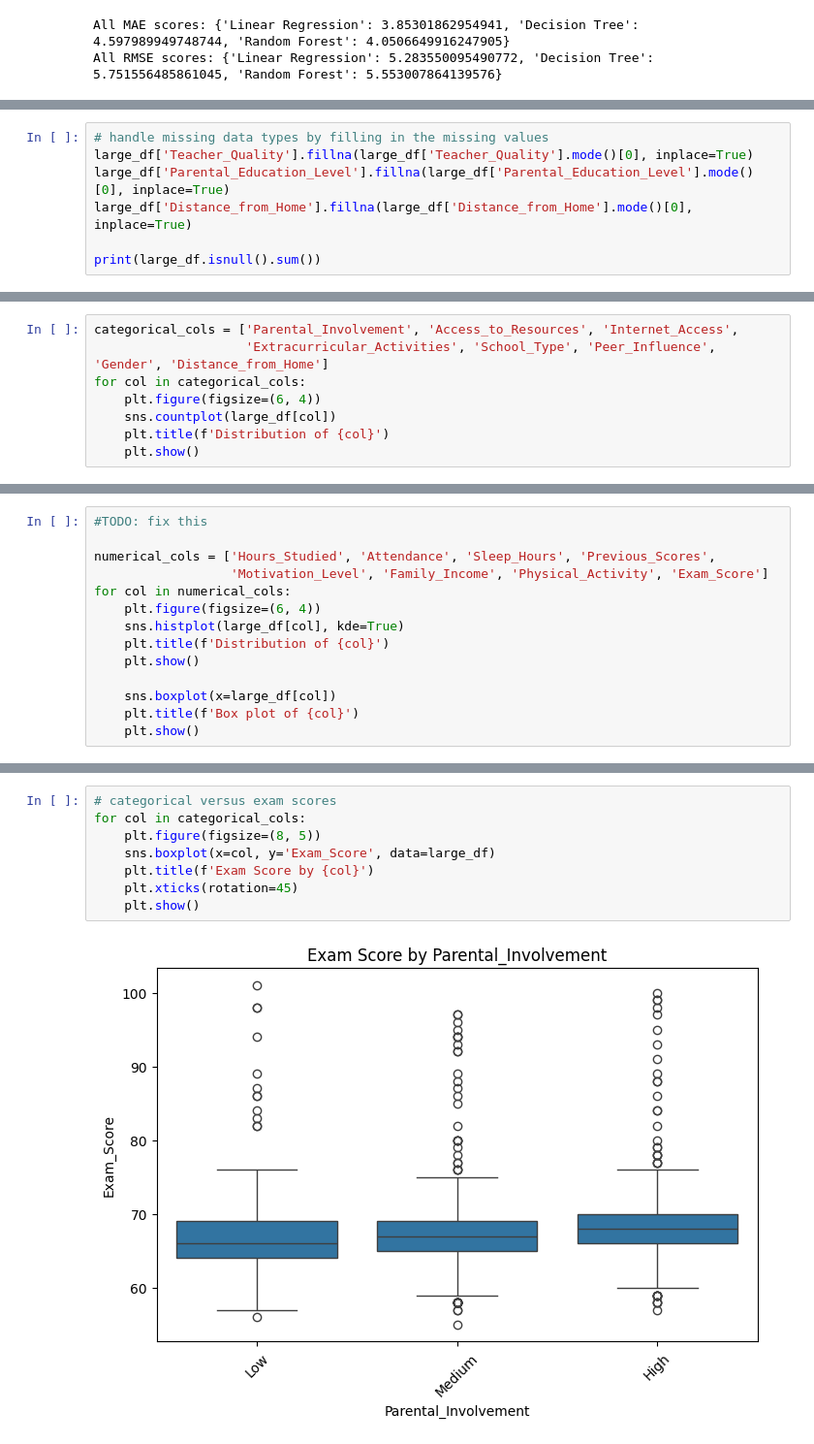
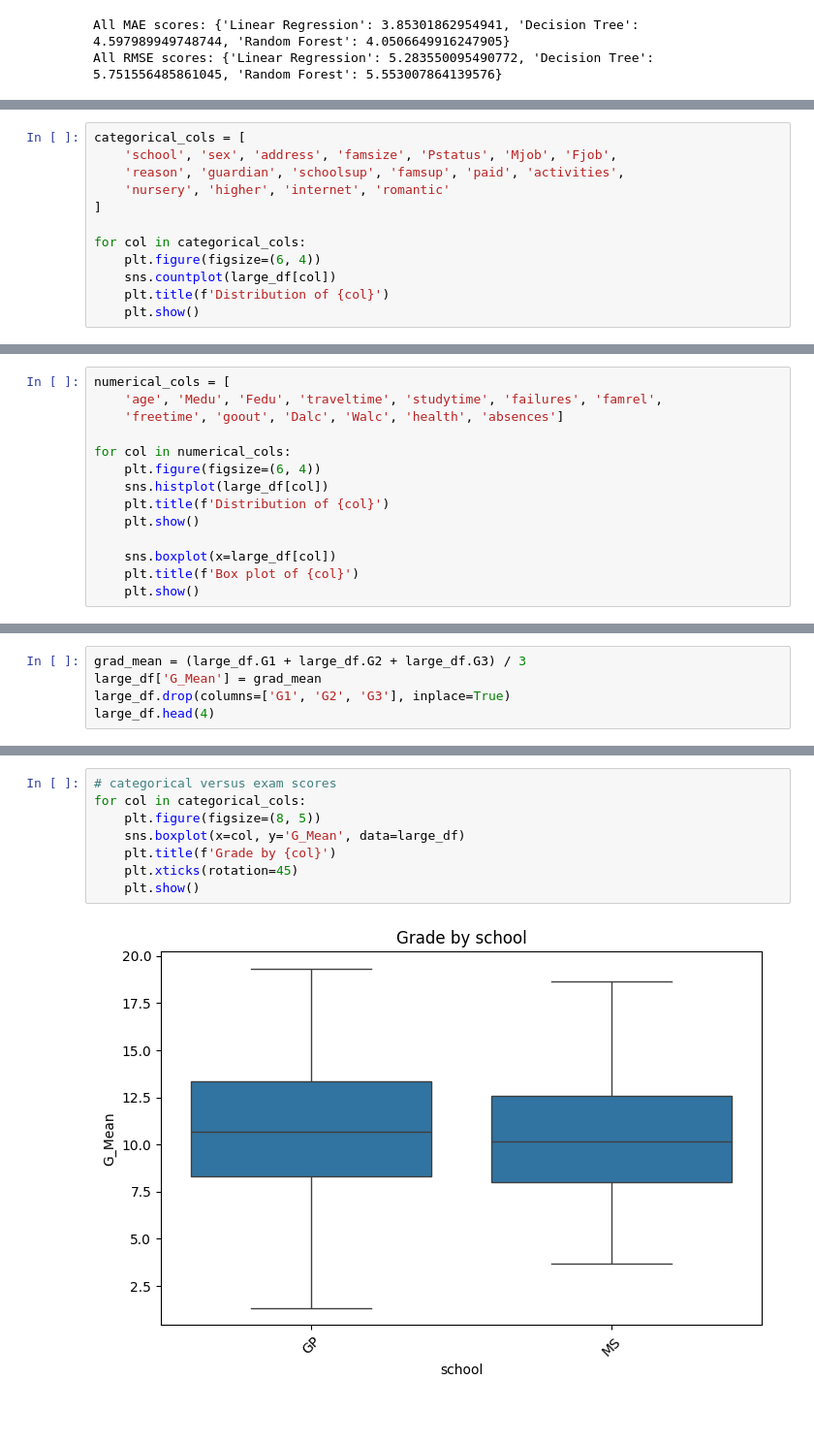
Before and after one commit to Lois-Lanctot/student-performance-analysis, a Jupyter notebook: student_performance_analysis.ipynb, the cells around one changed output, grey strips where cells are left out. Shown at 97% size. Drawn from its saved outputs; the diff is of its cells as text; blank space fills up the shorter version.

```diff
--- a/student_performance_analysis.ipynb
+++ b/student_performance_analysis.ipynb
@@ -281,8 +295 @@ Exam_Score                     0
 dtype: int64
-# %%
-# handle missing data types by filling in the missing values
-large_df['Teacher_Quality'].fillna(large_df['Teacher_Quality'].mode()[0], inplace=True)
-large_df['Parental_Education_Level'].fillna(large_df['Parental_Education_Level'].mode()[0], inplace=True)
-large_df['Distance_from_Home'].fillna(large_df['Distance_from_Home'].mode()[0], inplace=True)
-
-print(large_df.isnull().sum())
@@ -325,6 +296,10 @@ For example, when doing 'df[col].method(value, inplace=True)', try using 'df.met
 # %%
-categorical_cols = ['Parental_Involvement', 'Access_to_Resources', 'Internet_Access',
-                    'Extracurricular_Activities', 'School_Type', 'Peer_Influence', 'Gender', 'Distance_from_Home']
+categorical_cols = [
+    'school', 'sex', 'address', 'famsize', 'Pstatus', 'Mjob', 'Fjob',
+    'reason', 'guardian', 'schoolsup', 'famsup', 'paid', 'activities',
+    'nursery', 'higher', 'internet', 'romantic'
+]
+
 for col in categorical_cols:
     plt.figure(figsize=(6, 4))
     sns.countplot(large_df[col])
@@ -342,11 +322,11 @@ for col in categorical_cols:
 # %%
-#TODO: fix this
+numerical_cols = [
+    'age', 'Medu', 'Fedu', 'traveltime', 'studytime', 'failures', 'famrel',
+    'freetime', 'goout', 'Dalc', 'Walc', 'health', 'absences']
 
-numerical_cols = ['Hours_Studied', 'Attendance', 'Sleep_Hours', 'Previous_Scores',
-                  'Motivation_Level', 'Family_Income', 'Physical_Activity', 'Exam_Score']
 for col in numerical_cols:
     plt.figure(figsize=(6, 4))
-    sns.histplot(large_df[col], kde=True)
+    sns.histplot(large_df[col])
     plt.title(f'Distribution of {col}')
     plt.show()
 
@@ -369,0 +350,5 @@ for col in numerical_cols:
+# %%
+grad_mean = (large_df.G1 + large_df.G2 + large_df.G3) / 3
+large_df['G_Mean'] = grad_mean
+large_df.drop(columns=['G1', 'G2', 'G3'], inplace=True)
+large_df.head(4)
@@ -370,10 +362,10 @@ for col in numerical_cols:
 # %%
 # categorical versus exam scores
 for col in categorical_cols:
     plt.figure(figsize=(8, 5))
-    sns.boxplot(x=col, y='Exam_Score', data=large_df)
-    plt.title(f'Exam Score by {col}')
+    sns.boxplot(x=col, y='G_Mean', data=large_df)
+    plt.title(f'Grade by {col}')
     plt.xticks(rotation=45)
     plt.show()
 # %% [output]
-[figure, old version]
+[figure, new version]
```
Also changed, not shown: parts of 15 cells of this notebook.
